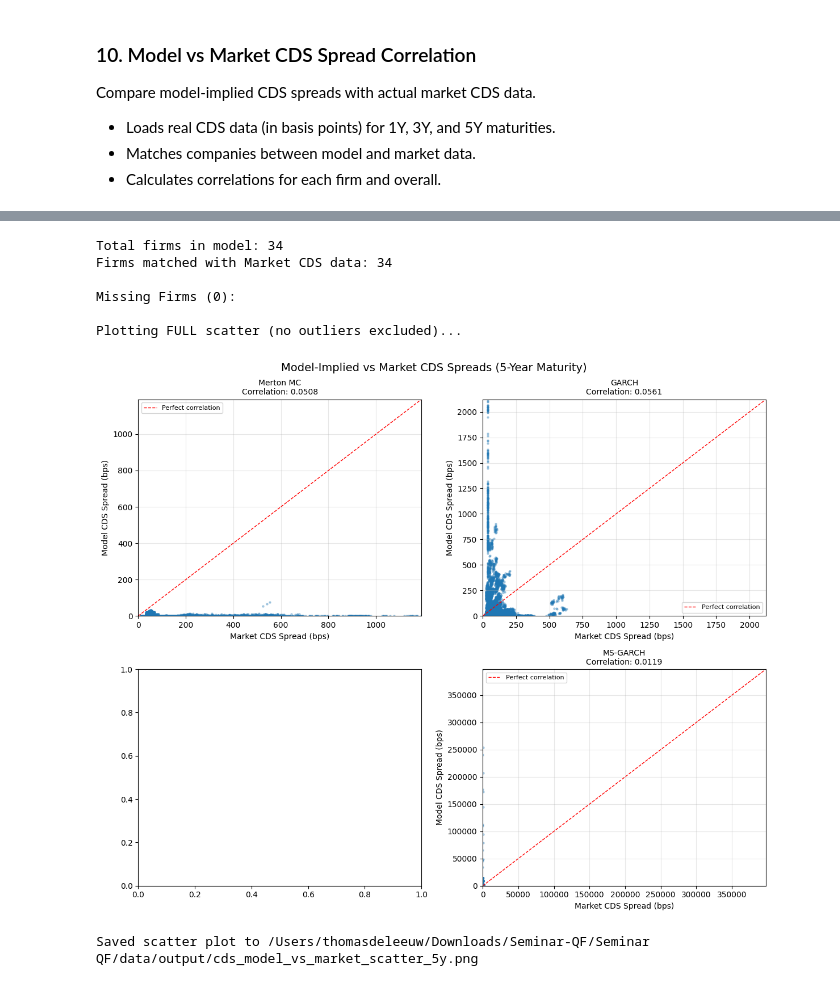
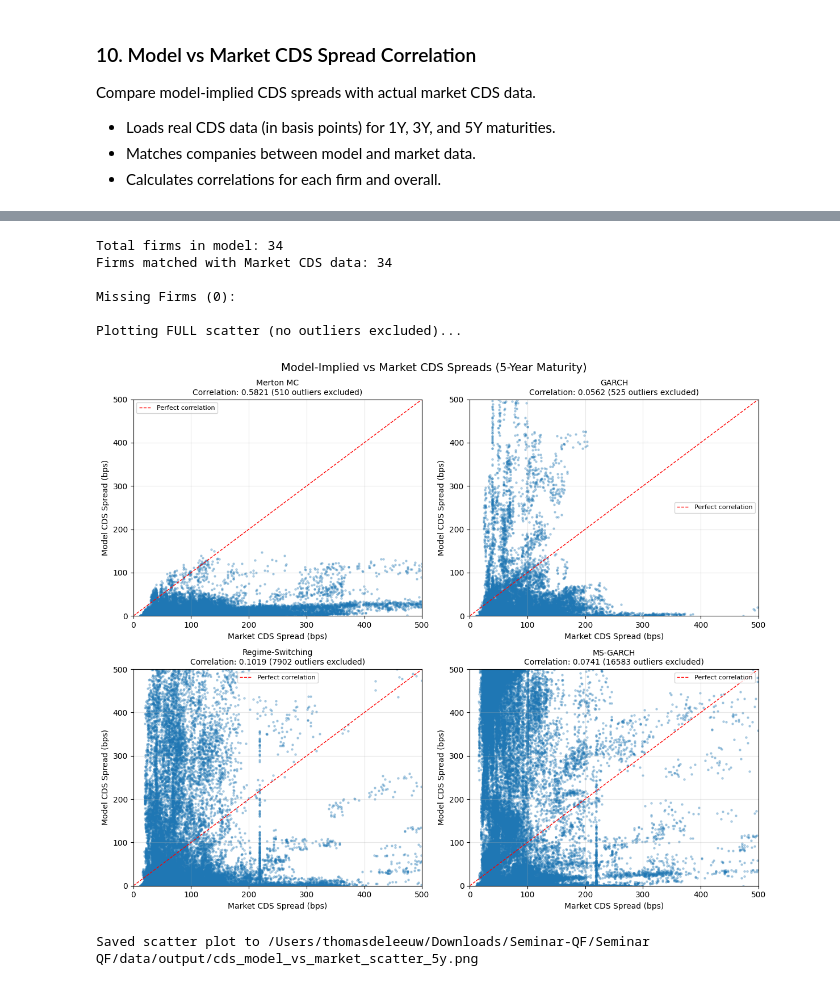
Before and after one commit to ChaseW3/Seminar-QF, a Jupyter notebook: Seminar QF/notebooks/main.ipynb, the cells around one changed output, grey strips where cells are left out. Saved outputs shown, nothing was run; the diff lists cells and outputs as text; code cells hidden in the pictures.

```diff
--- a/Seminar QF/notebooks/main.ipynb
+++ b/Seminar QF/notebooks/main.ipynb
@@ -710,33 +692,33 @@ import importlib
 from src.analysis import cds_correlation
 importlib.reload(cds_correlation)
 
 # Get the list of all firms in our model
 model_firms = pd.read_csv(config.OUTPUT_DIR / 'merged_data_with_merton.csv')['gvkey'].unique()
 print(f"Total firms in model: {len(model_firms)}")
 
 # Get matched firms in the correlation results
 matched_firms = correlation_results['GARCH'][0]['gvkey'].unique()
 print(f"Firms matched with Market CDS data: {len(matched_firms)}")
 
 # Identify missing
 merton_df_full = pd.read_csv(config.OUTPUT_DIR / 'merged_data_with_merton.csv')
 gvkey_map = merton_df_full[['gvkey', 'company']].drop_duplicates().set_index('gvkey')['company'].to_dict()
 
 missing_gvkeys = set(model_firms) - set(matched_firms)
 print(f"\nMissing Firms ({len(missing_gvkeys)}):")
 for gv in list(missing_gvkeys)[:10]: # Show first 10
     print(f"  ID {gv}: {gvkey_map.get(gv, 'Unknown')}")
 if len(missing_gvkeys) > 10: print("  ...")
 
 # Plot WITHOUT axis limits to see ALL firms/points
 print("\nPlotting FULL scatter (no outliers excluded)...")
-plot_cds_correlations(correlation_results, maturity=5, axis_limit=None)  # Changed from 500 to None
+plot_cds_correlations(correlation_results, maturity=5, axis_limit=500)  # Changed from 500 to None
 # %% [output]
 Total firms in model: 34
 Firms matched with Market CDS data: 34
 
 Missing Firms (0):
 
 Plotting FULL scatter (no outliers excluded)...
-[figure, old version]
+[figure, new version]
 Saved scatter plot to /Users/thomasdeleeuw/Downloads/Seminar-QF/Seminar QF/data/output/cds_model_vs_market_scatter_5y.png
```
Also changed, not shown: parts of 10 cells of this notebook, 2 other files.
